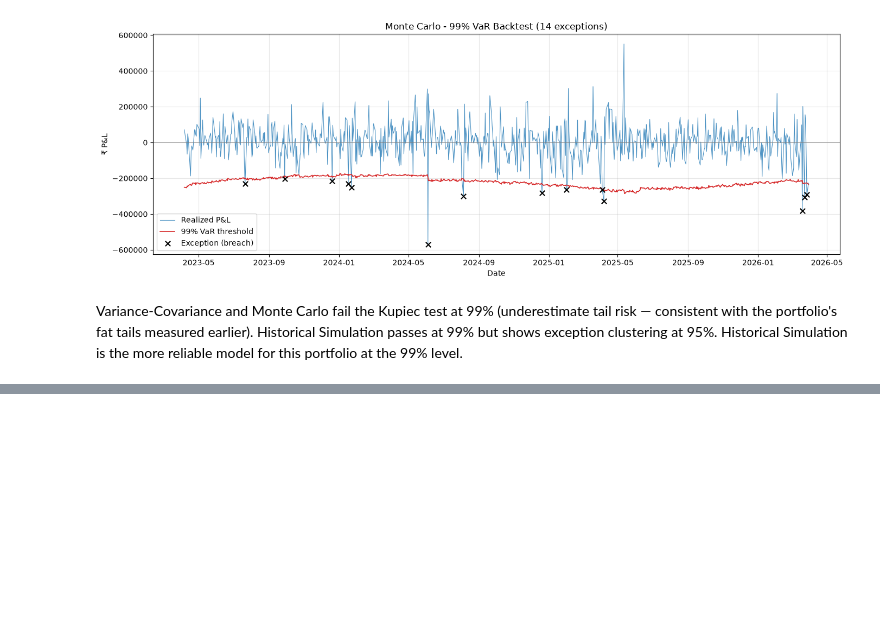
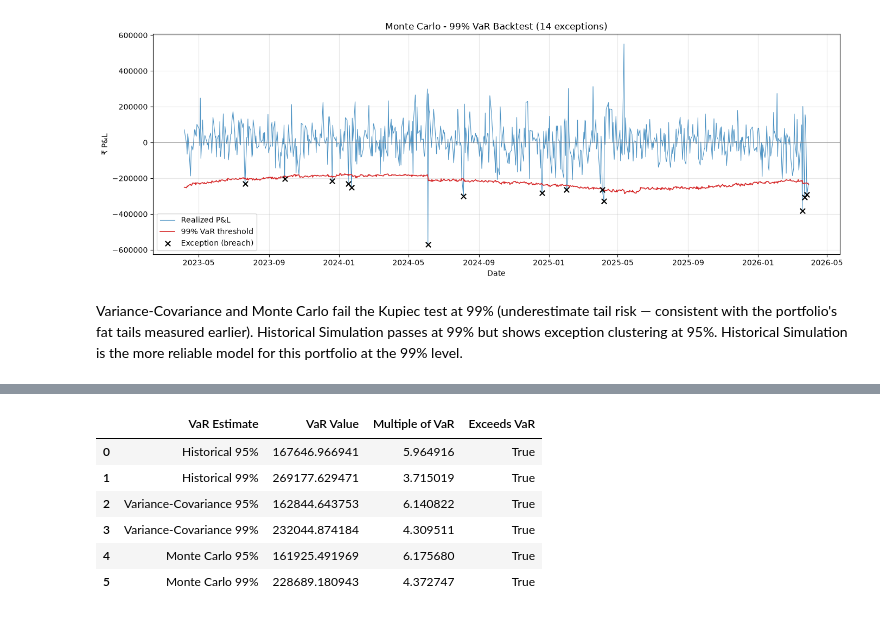
Before and after one commit to kushal16122005/market_risk_engine, a Jupyter notebook: main.ipynb, the cells around one changed output, grey strips where cells are left out. Saved outputs shown, nothing was run; the diff lists cells and outputs as text; code cells hidden in the pictures; blank space fills up the shorter version.

```diff
--- a/main.ipynb
+++ b/main.ipynb
@@ -1014,0 +1078,21 @@ Variance-Covariance and Monte Carlo fail the Kupiec test at 99% (underestimate t
+# %%
+# Compare stress losses to your existing VaR estimates
+var_estimates = {
+    "Historical 95%": var_95,
+    "Historical 99%": var_99,
+    "Variance-Covariance 95%": var_vc_95,
+    "Variance-Covariance 99%": var_vc_99,
+    "Monte Carlo 95%": var_mc_95,
+    "Monte Carlo 99%": var_mc_99,
+}
+
+worst_scenario_pnl = shock_summary.loc[shock_summary["Stress P&L"].idxmin(), "Stress P&L"]
+compare_to_var(worst_scenario_pnl, var_estimates)
+# %% [output]
+|  | VaR Estimate | VaR Value | Multiple of VaR | Exceeds VaR |
+| 0 | Historical 95% | 167646.966941 | 5.964916 | True |
+| 1 | Historical 99% | 269177.629471 | 3.715019 | True |
+| 2 | Variance-Covariance 95% | 162844.643753 | 6.140822 | True |
+| 3 | Variance-Covariance 99% | 232044.874184 | 4.309511 | True |
+| 4 | Monte Carlo 95% | 161925.491969 | 6.175680 | True |
+| 5 | Monte Carlo 99% | 228689.180943 | 4.372747 | True |
```
Also changed, not shown: parts of 7 cells of this notebook, 1 other file.
